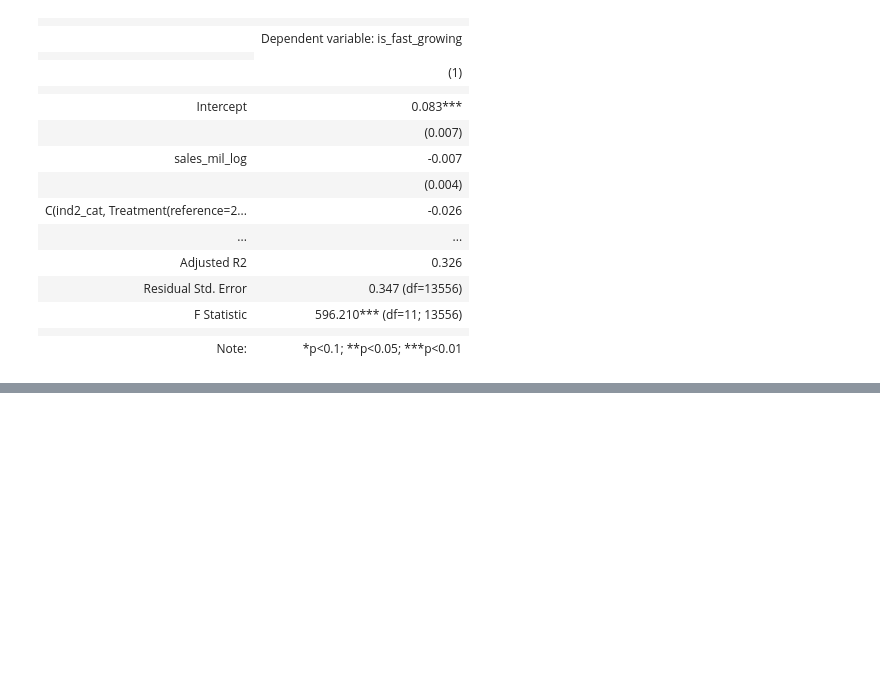
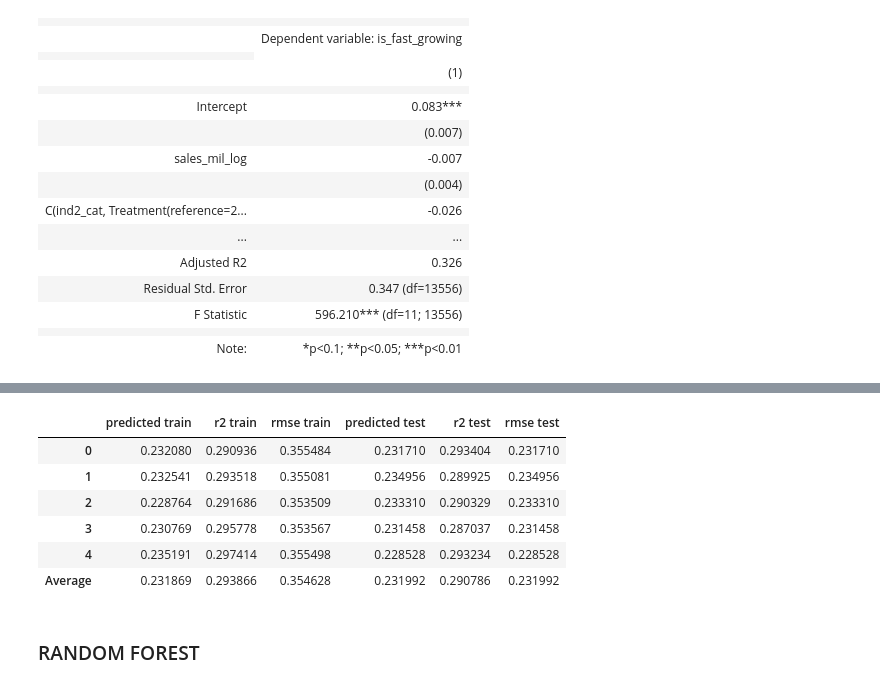
Before and after one commit to 4mbrus/Data-Analysis-3, a Jupyter notebook: Assignment 2/assignment_2.ipynb, the cells around one changed output, grey strips where cells are left out. Saved outputs shown, nothing was run; the diff lists cells and outputs as text; code cells hidden in the pictures; blank space fills up the shorter version.

```diff
--- a/Assignment 2/assignment_2.ipynb
+++ b/Assignment 2/assignment_2.ipynb
@@ -205,0 +277,31 @@ k = KFold(n_splits=5, shuffle=True, random_state=None)
+# %%
+# Initialize lists for both sets
+rmse_lasso_test, r2_lasso_test = [], []
+rmse_lasso_train, r2_lasso_train = [], []
+pred_lasso_test, pred_lasso_train = [], []
+
+k = KFold(n_splits=5, shuffle=True, random_state=42)
+
+for train_index, test_index in k.split(rfvars):
+
+    X_train, X_test = logitvars.iloc[train_index], logitvars.iloc[test_index]
+    y_train, y_test = y.iloc[train_index], y.iloc[test_index]
+
+    ### LASSO MODEL ###
+    lasso_mod = search.fit(X_train, y_train)
+
+    y_pred_test = lasso_mod.predict(X_test)
+    y_pred_train = lasso_mod.predict(X_train)
+
+    pred_lasso_test.append(y_pred_test.mean())
+    pred_lasso_train.append(y_pred_train.mean())
+
+    rmse_lasso_test.append(np.sqrt(mean_squared_error(y_test, y_pred_test)))
+    r2_lasso_test.append(r2_score(y_test, y_pred_test))
+
+    rmse_lasso_train.append(np.sqrt(mean_squared_error(y_train, y_pred_train)))
+    r2_lasso_train.append(r2_score(y_train, y_pred_train))
+
+# Quick summary of the averages
+print(f"Train RMSE: {np.mean(rmse_lasso_train):.4f} vs Test RMSE: {np.mean(rmse_lasso_test):.4f}")
+print(f"Train R2:   {np.mean(r2_lasso_train):.4f} vs Test R2:   {np.mean(r2_lasso_test):.4f}")
@@ -205,0 +326,21 @@ k = KFold(n_splits=5, shuffle=True, random_state=None)
+# %%
+results_lasso_mod = {
+        "predicted train": pred_lasso_train,
+        "r2 train": r2_lasso_train,
+        "rmse train": rmse_lasso_train,
+        "predicted test": pred_lasso_test,
+        "r2 test": r2_lasso_test,
+        "rmse test": pred_lasso_test
+    }
+results_lasso_mod = pd.concat([pd.DataFrame(results_lasso_mod), pd.DataFrame(pd.DataFrame(results_lasso_mod).mean(), columns=["Average"]).T])
+results_lasso_mod
+# %% [output]
+|  | predicted train | r2 train | rmse train | predicted test | r2 test | rmse test |
+| 0 | 0.232080 | 0.290936 | 0.355484 | 0.231710 | 0.293404 | 0.231710 |
+| 1 | 0.232541 | 0.293518 | 0.355081 | 0.234956 | 0.289925 | 0.234956 |
+| 2 | 0.228764 | 0.291686 | 0.353509 | 0.233310 | 0.290329 | 0.233310 |
+| 3 | 0.230769 | 0.295778 | 0.353567 | 0.231458 | 0.287037 | 0.231458 |
+| 4 | 0.235191 | 0.297414 | 0.355498 | 0.228528 | 0.293234 | 0.228528 |
+| Average | 0.231869 | 0.293866 | 0.354628 | 0.231992 | 0.290786 | 0.231992 |
+# %% [markdown]
+### RANDOM FOREST
```
Also changed, not shown: parts of 25 cells of this notebook.
